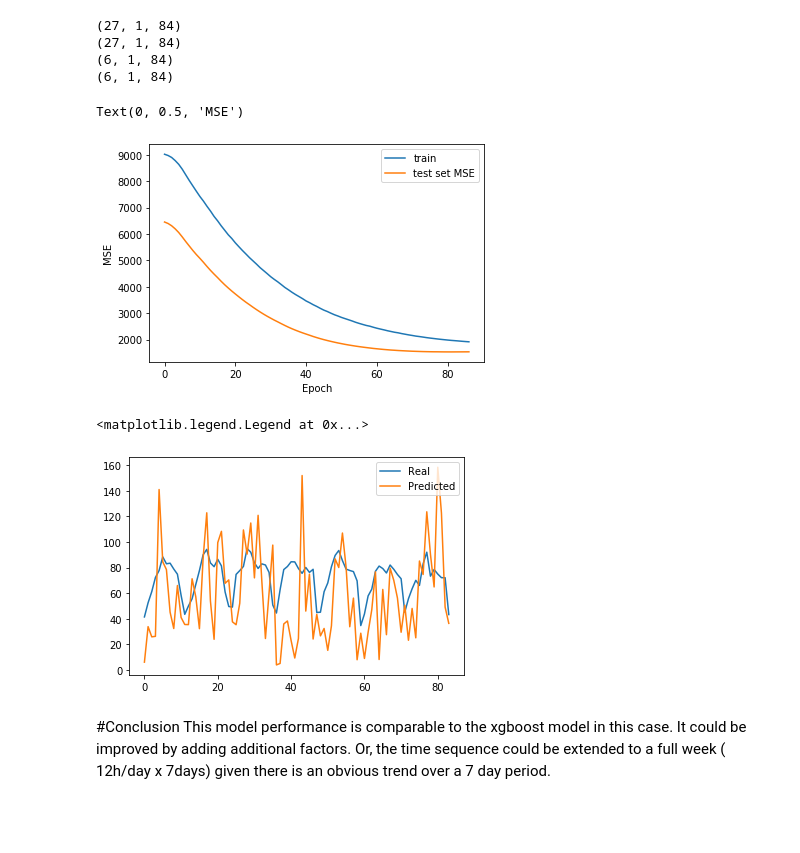
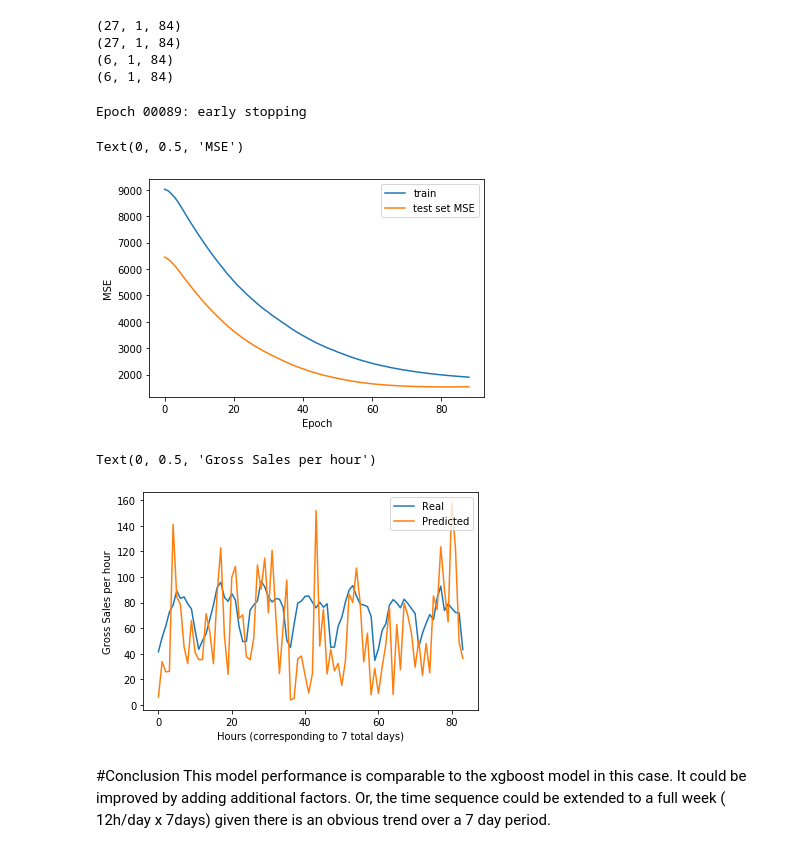
Before and after one commit to jtwang1027/business_analysis, a Jupyter notebook: lstm_time_series.ipynb, the cells around one changed output. Cells and saved outputs as stored; diff of their text form; code cells hidden in the pictures; blank space fills up the shorter version.

```diff
--- a/lstm_time_series.ipynb
+++ b/lstm_time_series.ipynb
@@ -148,9 +148,11 @@ print(ytest.shape)
 (6, 1, 84)
 (6, 1, 84)
 # %%
-epoch=1000
+epoch=100
 
 history=model.fit(xtrain, ytrain, validation_data=(xtest, ytest),batch_size=1, callbacks=[monitor], verbose=0, epochs= epoch)
+# %% [output]
+Epoch 00089: early stopping
 # %%
 total_epochs=len(history.history['loss'])
 
@@ -162,7 +164,7 @@ plt.xlabel('Epoch')
 plt.ylabel('MSE')
 # %% [output]
 Text(0, 0.5, 'MSE')
-[figure, old version]
+[figure, new version]
 # %%
 ypred=model.predict(xtest)
 ypred_flat= [item for sublist in ypred for item in sublist]
@@ -172,10 +174,12 @@ ytest_flat= [item for sublist in ytest for item in sublist]
 # %%
 plt.plot(range(84), ypred_flat[1])
 plt.plot(range(84), ytest_flat[1])
 plt.legend(['Real','Predicted'])
+plt.xlabel('Hours (corresponding to 7 total days)')
+plt.ylabel('Gross Sales per hour')
 # %% [output]
-<matplotlib.legend.Legend at 0x...>
+Text(0, 0.5, 'Gross Sales per hour')
-[figure, old version]
+[figure, new version]
 # %% [markdown]
 #Conclusion
 This model performance is comparable to the xgboost model in this case. It could be improved by adding additional factors. Or, the time sequence could be extended to a full week ( 12h/day x 7days) given there is an obvious trend over a 7 day period.
```
Also changed, not shown: parts of 4 cells of this notebook.
